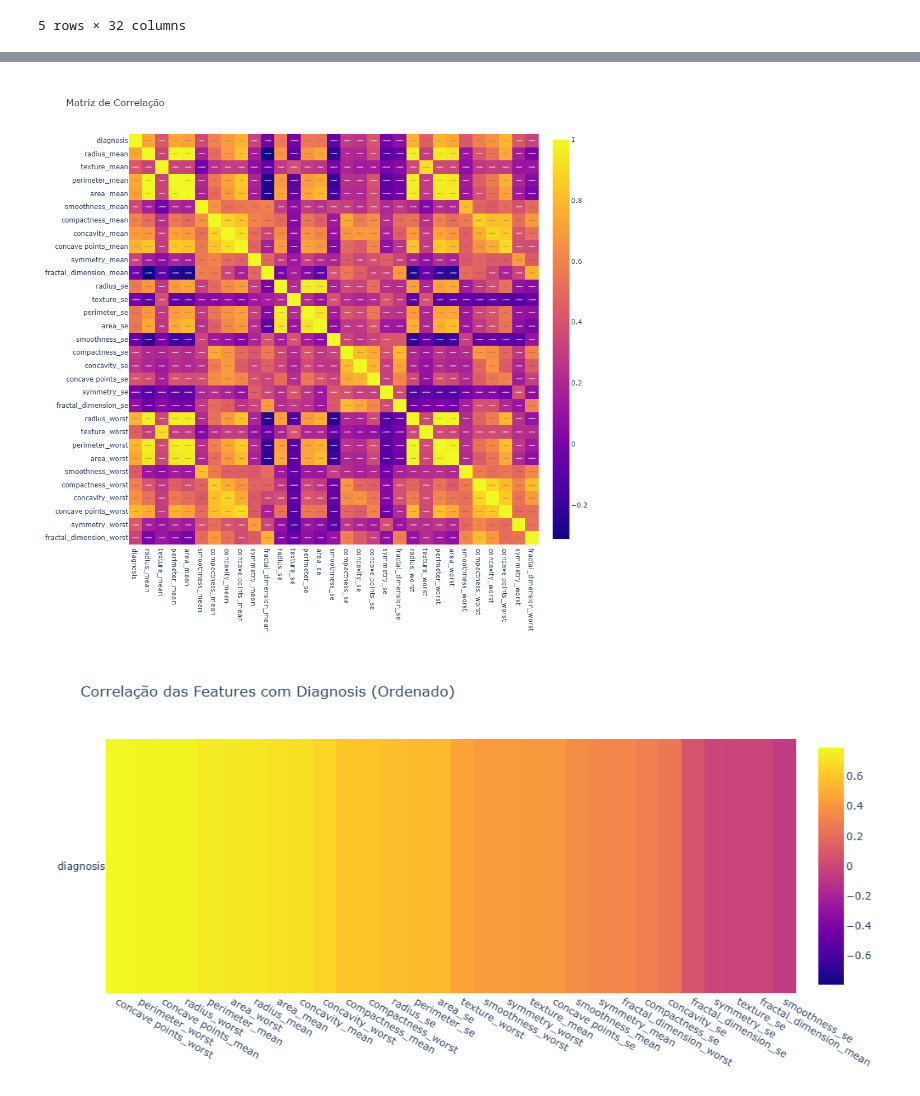
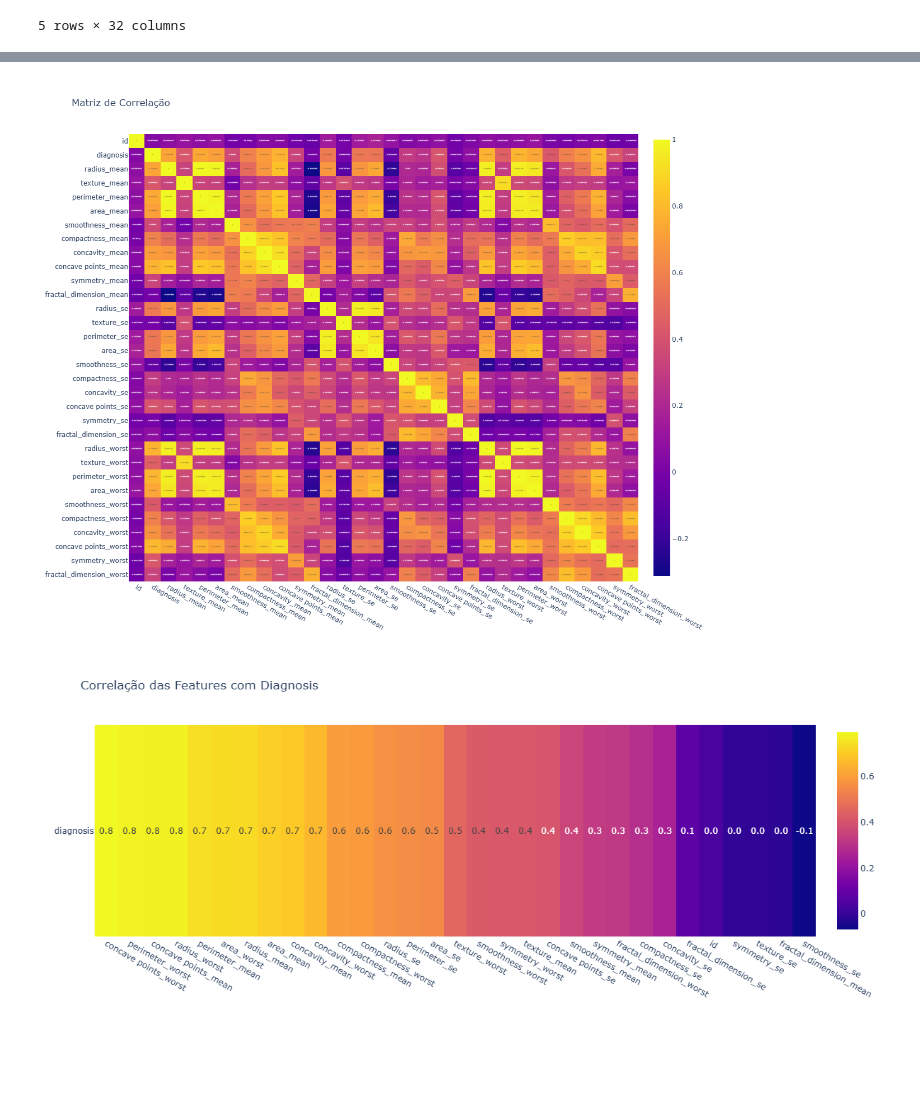
Before and after one commit to KauaHenSilva/trabalho_topicos_5, a Jupyter notebook: main.ipynb, the cells around one changed output, grey strips where cells are left out. Saved outputs shown, nothing was run; the diff lists cells and outputs as text; code cells hidden in the pictures; blank space fills up the shorter version.

```diff
--- a/main.ipynb
+++ b/main.ipynb
@@ -53,4 +39,10 @@ df_dataset.head()
 | 3 | 84348301 | Maligno | 11.42 | 20.38 | 77.58 | 386.1 | 0.14250 | ... |
 | 4 | 84358402 | Maligno | 20.29 | 14.34 | 135.10 | 1297.0 | 0.10030 | ... |
 5 rows × 32 columns
+# %%
+n_cols = 3
+width_graph = 1200
+n_rows = (len(df_dataset.columns) + n_cols - 1) // n_cols
+color_maligono = '#FF5733'
+color_benigno = '#33C1FF'
 # %%
@@ -177,25 +157,21 @@ fig.show()
 # %%
 # Criar cópia e converter diagnosis para numérico
 df_numeric = df_dataset.copy()
 df_numeric['diagnosis'] = df_numeric['diagnosis'].map({'Maligno': 1, 'Benigno': 0}).astype(int)
-
-# Remover coluna 'id' se existir
-if 'id' in df_numeric.columns:
-    df_numeric = df_numeric.drop('id', axis=1)
 
 fig = px.imshow(
     df_numeric.corr(),
     text_auto=True,
     aspect="auto",
     title='Matriz de Correlação',
     height=1000,
-    width=1000,
+    width=width_graph,
 )
 
 
 fig.show()
 # %% [output]
-[figure, old version]
+[figure, new version]
 # %%
 corr_diagnosis = df_numeric.corr()['diagnosis'].drop('diagnosis').sort_values(ascending=False)
 corr_df = pd.DataFrame({
@@ -207,12 +183,13 @@ fig = px.imshow(
     corr_diagnosis.values.reshape(1, -1),
     x=corr_diagnosis.index,
     y=['diagnosis'],
+    text_auto='.1f',
+
     aspect="auto",
-    title='Correlação das Features com Diagnosis (Ordenado)',
-    width=1000,
-    color_continuous_midpoint=0,
+    title='Correlação das Features com Diagnosis',
+    width=width_graph,
 )
 
 fig.show()
 # %% [output]
-[figure, old version]
+[figure, new version]
```
Also changed, not shown: parts of 12 cells of this notebook, 2 other files.
